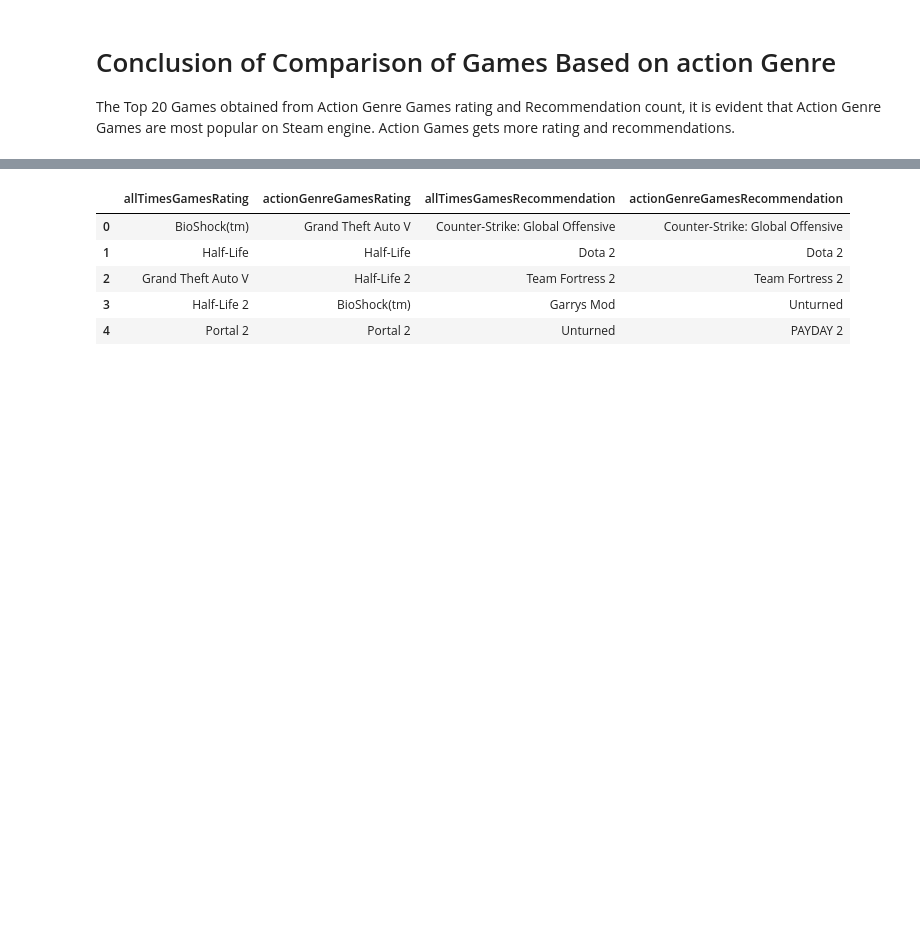
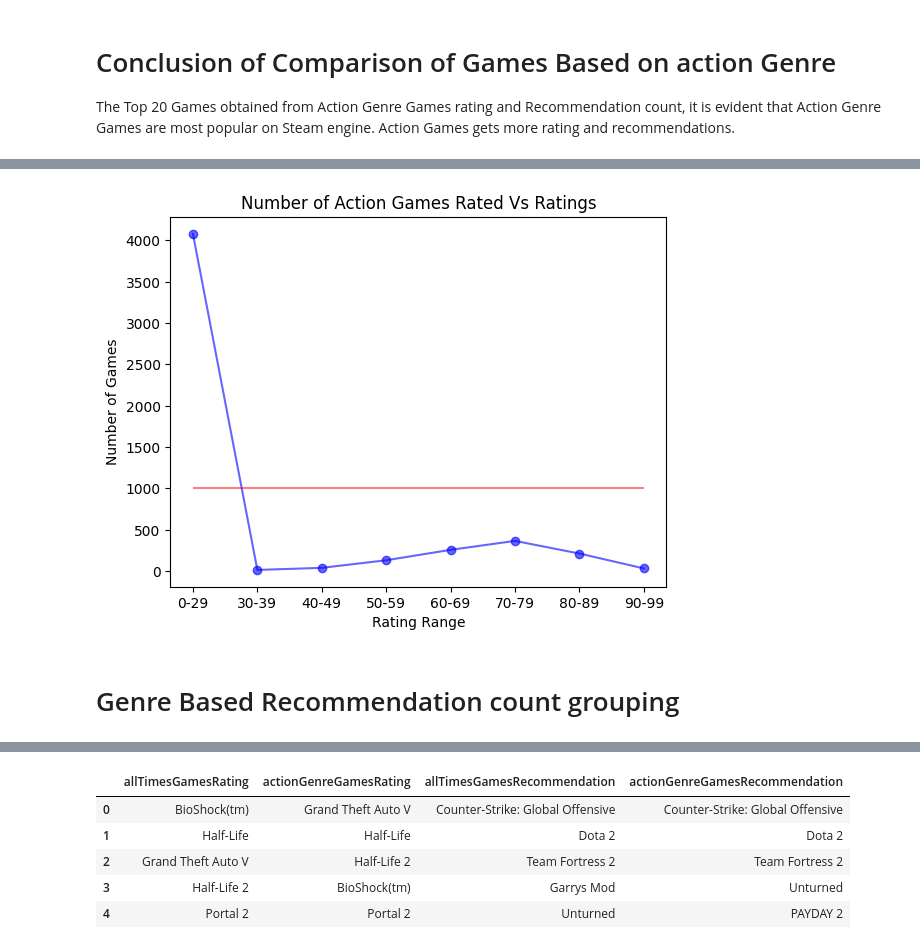
Before and after one commit to nardyjh/Project1-Group7, a Jupyter notebook: project1_Group7_game.ipynb, the cells around one changed output, grey strips where cells are left out. Drawn from its saved outputs; the diff is of its cells as text; code cells hidden in the pictures; blank space fills up the shorter version.

Commit message:
bining add

```diff
--- a/project1_Group7_game.ipynb
+++ b/project1_Group7_game.ipynb
@@ -1464,0 +1549,9 @@ The Top 20 Games obtained from Action Genre Games rating and Recommendation coun
+# %%
+#code Testing: just a practice to replace True false with 0,1 although True false can be used to filter Data
+condition=Re_Top20T["GenreIsAction"]==True
+for index,row in Re_Top20T.iterrows():
+    if condition[index]:
+        Re_Top20T.at[index,"GenreIsAction"]=row ["GenreIsAction"]=1
+    else:
+        Re_Top20T.at[index,"GenreIsAction"]=row ["GenreIsAction"]=0
+print(Re_Top20T)
@@ -1464,0 +1573,4 @@ The Top 20 Games obtained from Action Genre Games rating and Recommendation coun
+# %%
+#Filter Action Genre Recommendation count
+Re_Top20T=Re_Top20T.loc[Re_Top20T["GenreIsAction"]==1,:]
+Re_Top20T
@@ -1464,0 +1591,4 @@ The Top 20 Games obtained from Action Genre Games rating and Recommendation coun
+# %%
+# Merge two Data Frames
+Games_Action_G=pd.merge(G_Top20T,Re_Top20T, on=["GameName","GenreIsAction"])
+Games_Action_G
@@ -1464,0 +1611,10 @@ The Top 20 Games obtained from Action Genre Games rating and Recommendation coun
+# %%
+# perform Bining
+bin_edges=[-1,30,40,50,60,70,80,90,100]
+bin_labels=["0-29","30-39","40-49","50-59","60-69","70-79","80-89","90-99"]
+#put data in the bins
+Games_Action_G["rating_group"]=pd.cut(Games_Action_G["MetacriticRating"],bins=bin_edges,labels=bin_labels)
+# Organize Bins by size
+bins_count=Games_Action_G.groupby("rating_group").size()
+
+print(bins_count)
@@ -1464,0 +1632,12 @@ The Top 20 Games obtained from Action Genre Games rating and Recommendation coun
+# %%
+#plot Games rating
+plt.plot(bins_count, marker="o",color="b",alpha=0.6)
+plt.xlabel("Rating Range")
+plt.ylabel("Number of Games")
+plt.title("Number of Action Games Rated Vs Ratings")
+plt.hlines(y=1000,xmin=Games_Action_G["rating_group"].min(),xmax=Games_Action_G["rating_group"].max(),color="r",alpha=0.50)
+plt.show()
+# %% [output]
+[figure, added]
+# %% [markdown]
+#  Genre Based Recommendation count grouping
```
Also changed, not shown: parts of 15 cells of this notebook.
